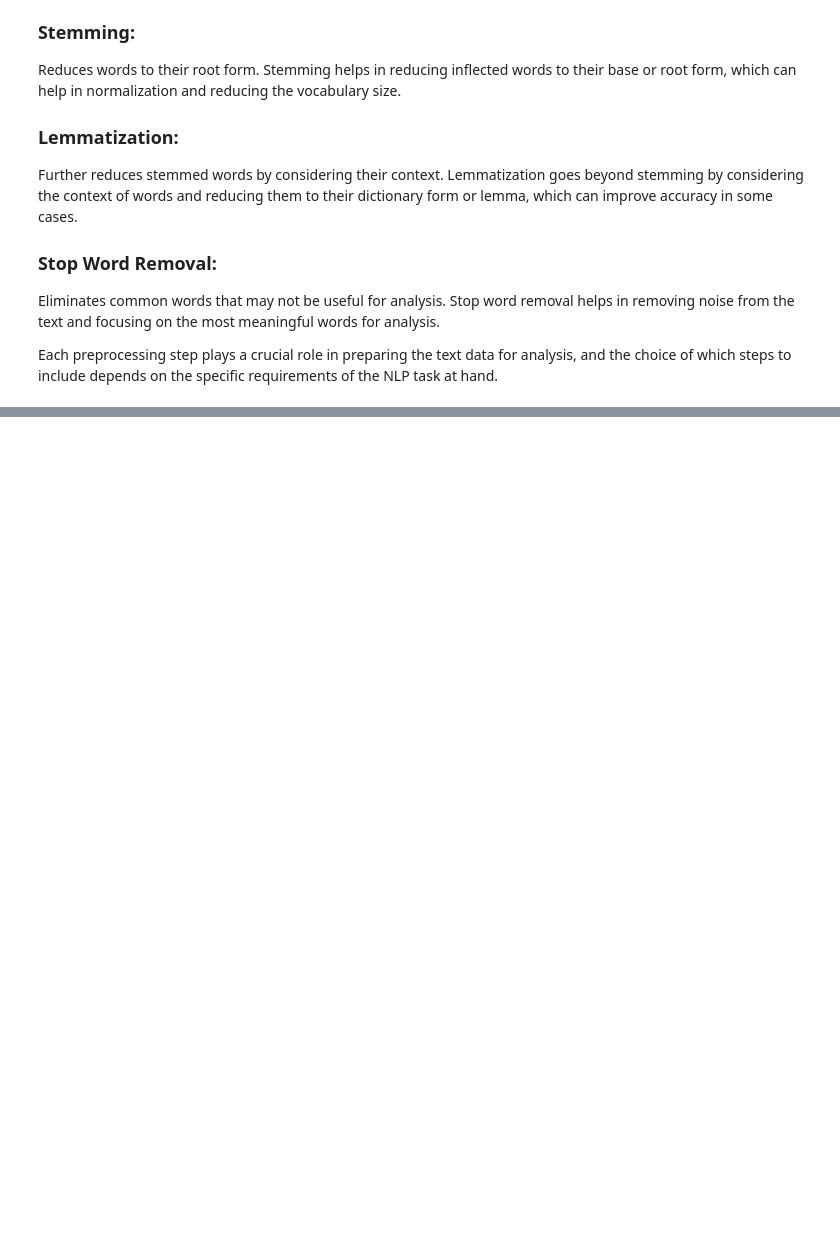
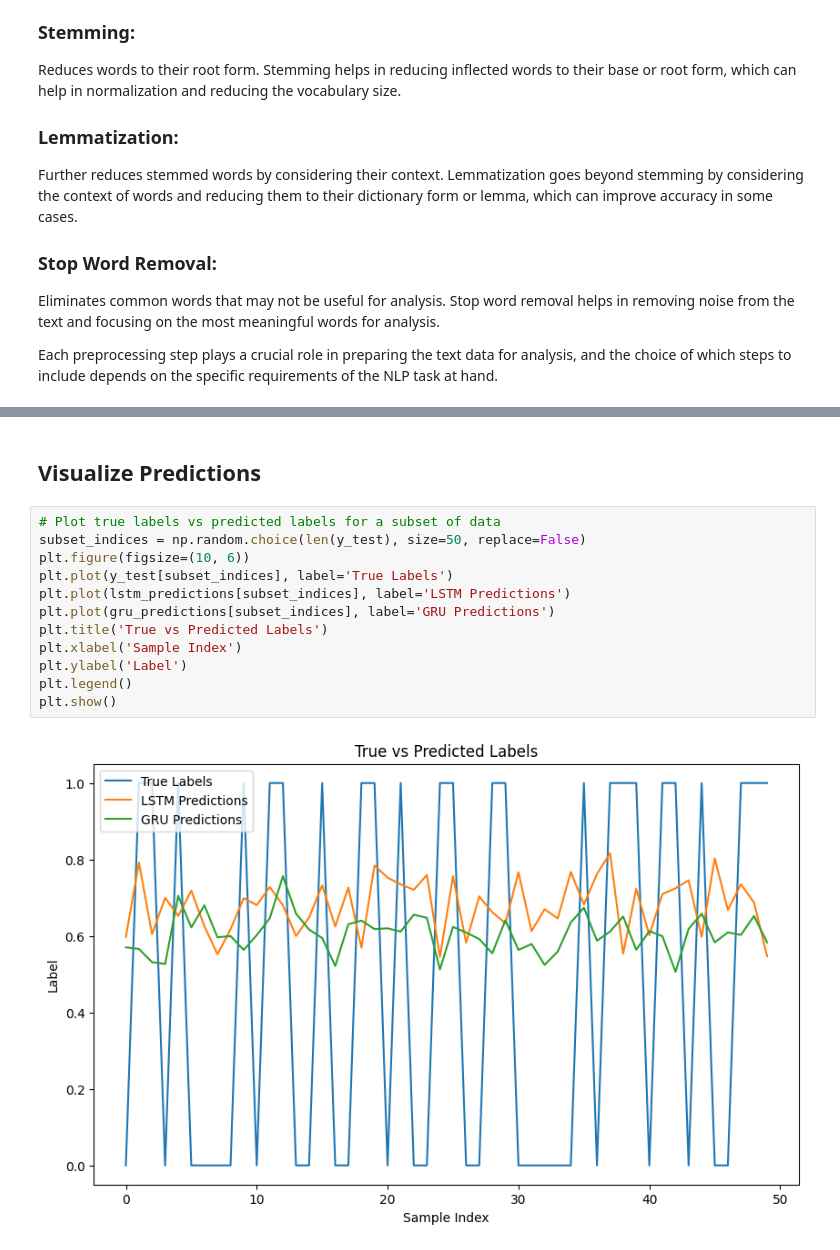
Before and after one commit to ABDULLAHAZHERCH/Xavor-Internship, a Jupyter notebook: Assignment 2/Assignment2.ipynb, the cells around one changed output, grey strips where cells are left out. Drawn from its saved outputs; the diff is of its cells as text; blank space fills up the shorter version.

```diff
--- a/Assignment 2/Assignment2.ipynb
+++ b/Assignment 2/Assignment2.ipynb
@@ -126,0 +439,16 @@ Each preprocessing step plays a crucial role in preparing the text data for anal
+# %% [markdown]
+## Visualize Predictions
+# %%
+# Plot true labels vs predicted labels for a subset of data
+subset_indices = np.random.choice(len(y_test), size=50, replace=False)
+plt.figure(figsize=(10, 6))
+plt.plot(y_test[subset_indices], label='True Labels')
+plt.plot(lstm_predictions[subset_indices], label='LSTM Predictions')
+plt.plot(gru_predictions[subset_indices], label='GRU Predictions')
+plt.title('True vs Predicted Labels')
+plt.xlabel('Sample Index')
+plt.ylabel('Label')
+plt.legend()
+plt.show()
+# %% [output]
+[figure, added]
```
Also changed, not shown: parts of 61 cells of this notebook, 3 other files.
